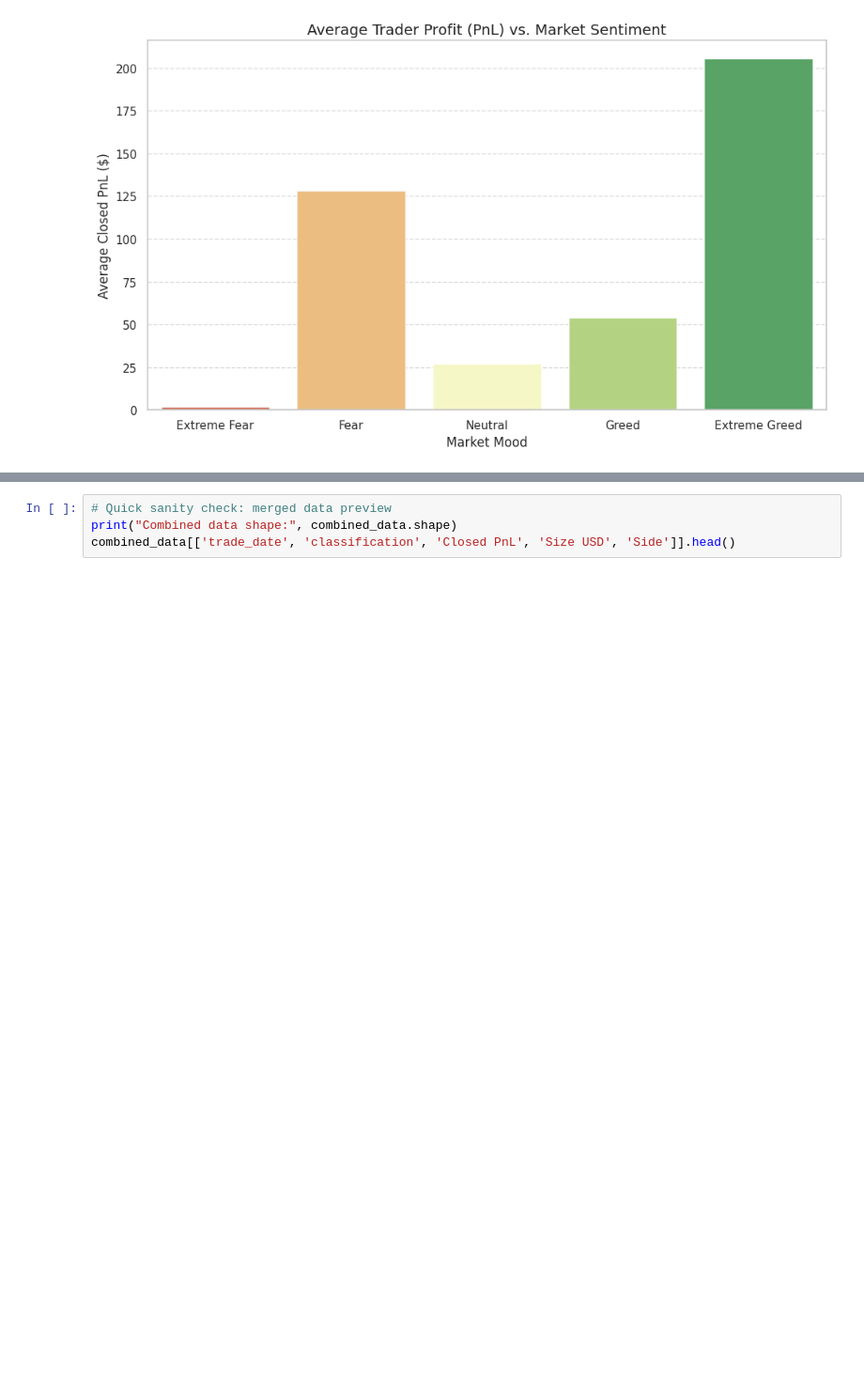
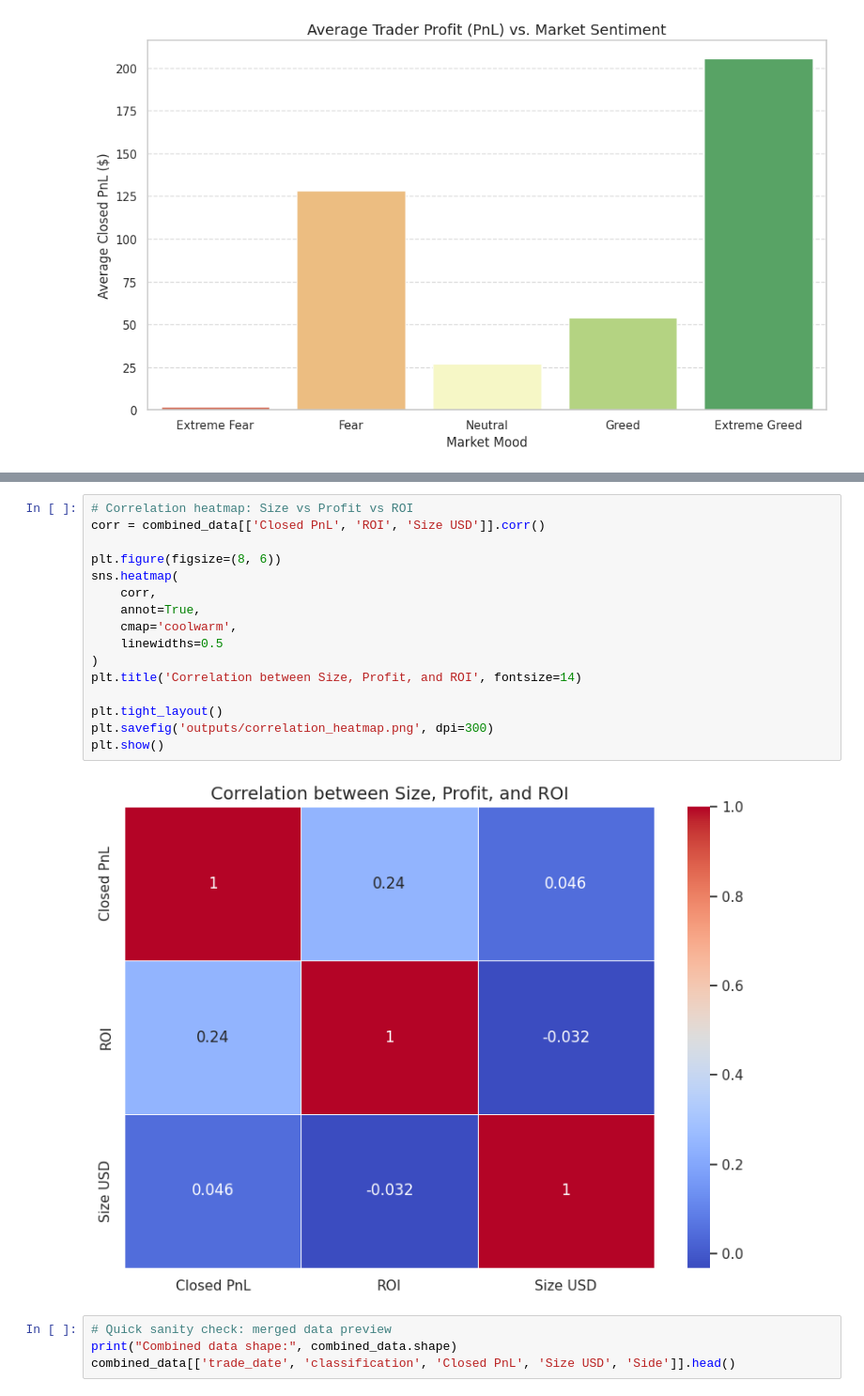
Before and after one commit to TeerthPurohit/ds_Teerth_Purohit, a Jupyter notebook: notebook_1.ipynb, the cells around one changed output, grey strips where cells are left out. Shown at 94% size. Saved outputs shown, nothing was run; the diff lists cells and outputs as text; blank space fills up the shorter version.

```diff
--- a/notebook_1.ipynb
+++ b/notebook_1.ipynb
@@ -142,3 +187,21 @@ Passing `palette` without assigning `hue` is deprecated and will be removed in v
+# %%
+# Correlation heatmap: Size vs Profit vs ROI
+corr = combined_data[['Closed PnL', 'ROI', 'Size USD']].corr()
+
+plt.figure(figsize=(8, 6))
+sns.heatmap(
+    corr,
+    annot=True,
+    cmap='coolwarm',
+    linewidths=0.5
+)
+plt.title('Correlation between Size, Profit, and ROI', fontsize=14)
+
+plt.tight_layout()
+plt.savefig('outputs/correlation_heatmap.png', dpi=300)
+plt.show()
+# %% [output]
+[figure, added]
 # %%
 # Quick sanity check: merged data preview
 print("Combined data shape:", combined_data.shape)
```
Also changed, not shown: parts of 2 cells of this notebook, 13 other files.
